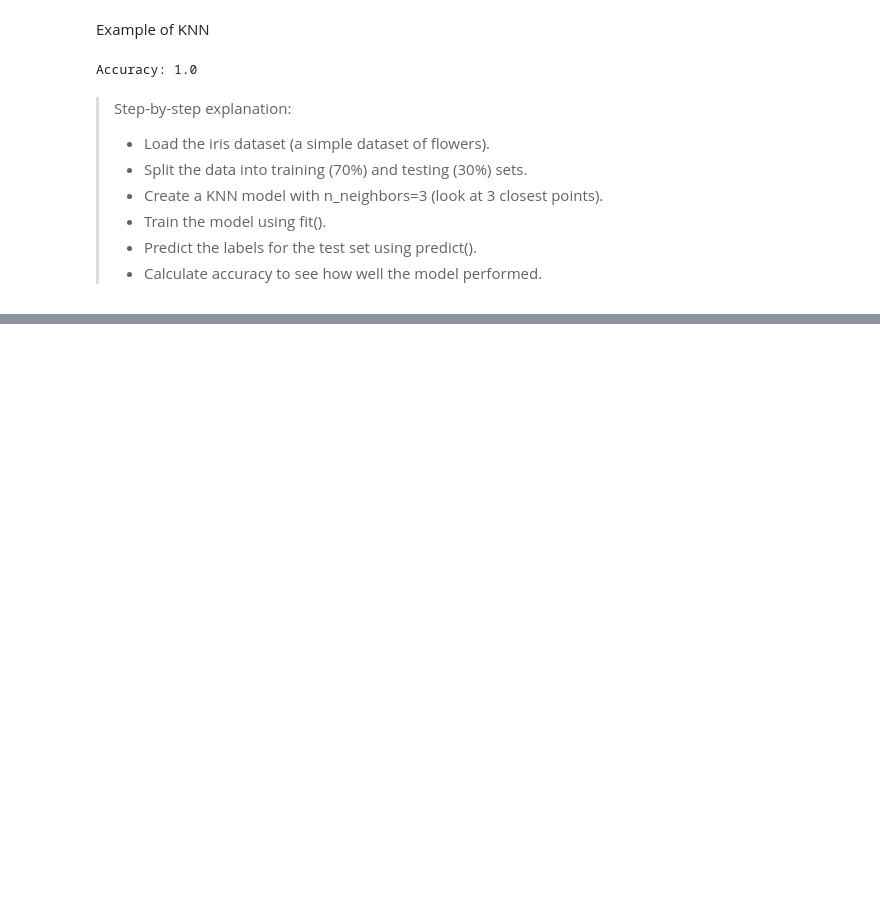
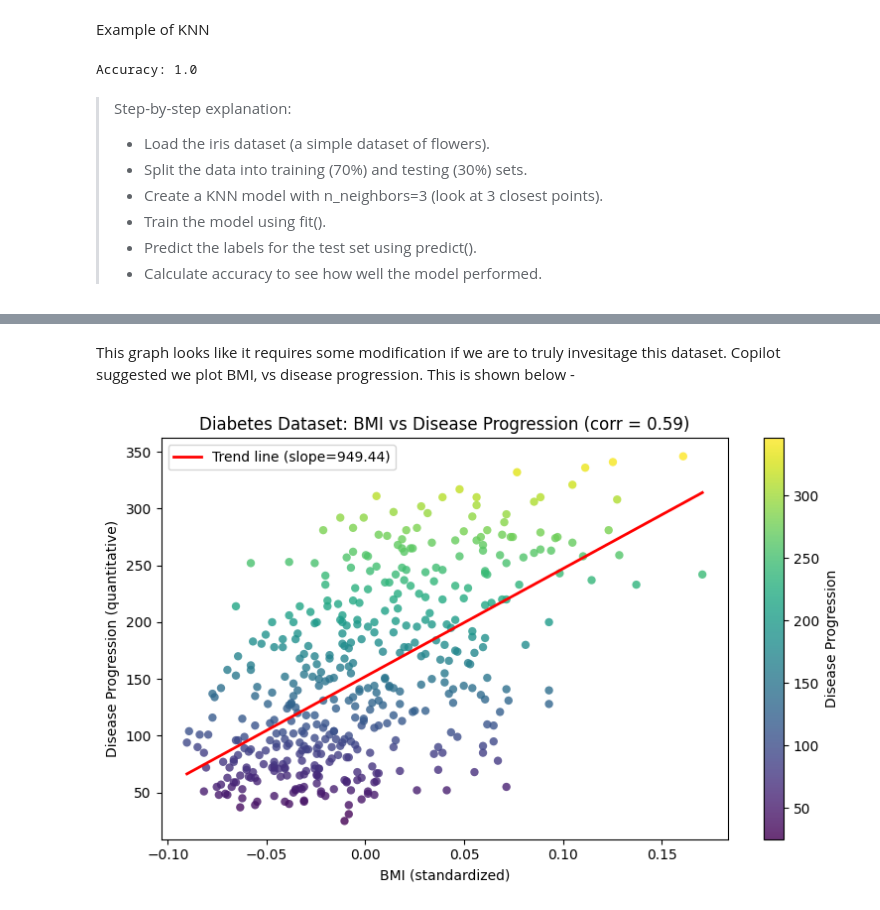
Before and after one commit to katiejenkinss/ai-for-the-arts, a Jupyter notebook: coding_exercises.ipynb, the cells around one changed output, grey strips where cells are left out. Drawn from its saved outputs; the diff is of its cells as text; code cells hidden in the pictures; blank space fills up the shorter version.

```diff
--- a/coding_exercises.ipynb
+++ b/coding_exercises.ipynb
@@ -406,0 +509,38 @@ Accuracy: 1.0
+# %% [markdown]
+This graph looks like it requires some modification if we are to truly invesitage this dataset. Copilot suggested we plot BMI, vs disease progression. This is shown below -
+# %%
+
+import matplotlib.pyplot as plt
+import numpy as np
+from sklearn import datasets
+
+# Load the Diabetes dataset
+diabetes = datasets.load_diabetes()
+
+# Find the index of the BMI feature
+bmi_idx = diabetes.feature_names.index('bmi')  # typically index 2
+
+# Extract BMI (feature) and target (disease progression)
+bmi = diabetes.data[:, bmi_idx]
+target = diabetes.target
+
+# Compute a simple linear regression (least squares) for the trend line
+coef = np.polyfit(bmi, target, 1)      # [slope, intercept]
+trend = np.poly1d(coef)
+
+# Compute Pearson correlation coefficient
+corr = np.corrcoef(bmi, target)[0, 1]
+
+# Plot
+plt.figure(figsize=(8, 5))
+plt.scatter(bmi, target, c=target, cmap='viridis', alpha=0.8, edgecolor='none')
+plt.plot(np.sort(bmi), trend(np.sort(bmi)), color='red', linewidth=2, label=f"Trend line (slope={coef[0]:.2f})")
+plt.colorbar(label="Disease Progression")
+plt.xlabel("BMI (standardized)")
+plt.ylabel("Disease Progression (quantitative)")
+plt.title(f"Diabetes Dataset: BMI vs Disease Progression (corr = {corr:.2f})")
+plt.legend()
+plt.tight_layout()
+plt.show()
+# %% [output]
+[figure, added]
```
Also changed, not shown: parts of 9 cells of this notebook.
